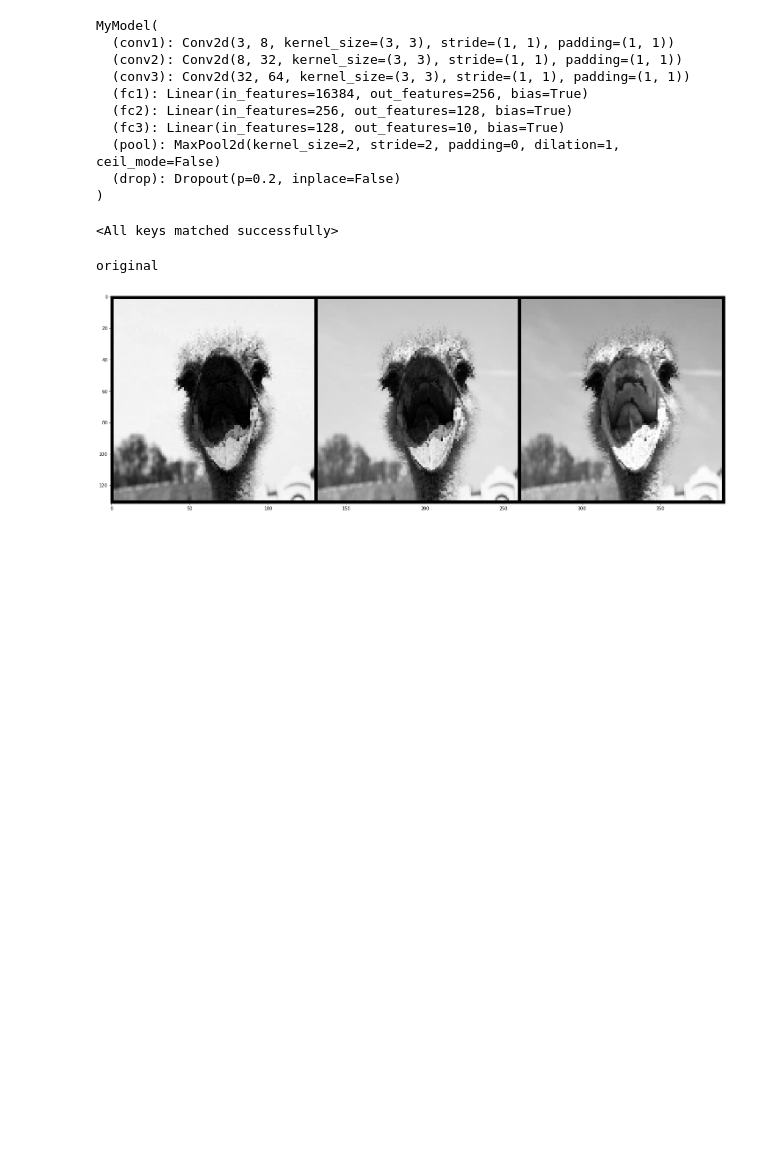
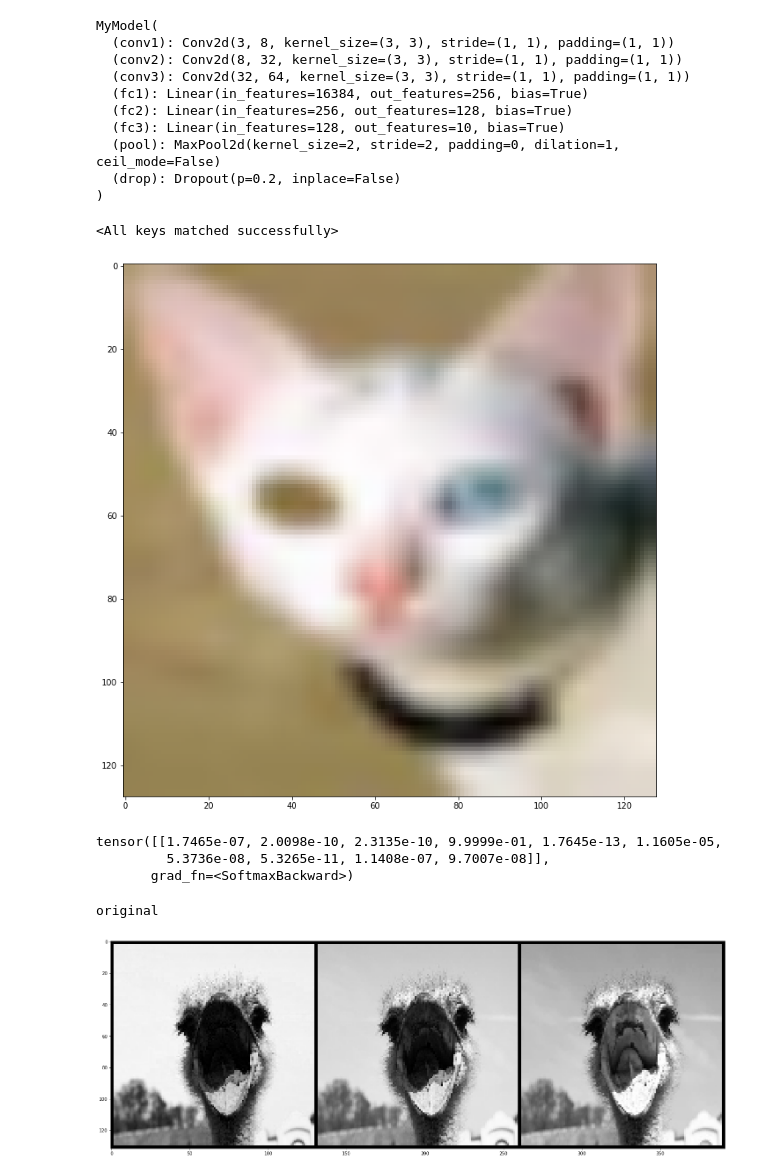
Before and after one commit to pvdklei/modelsmakemodels, a Jupyter notebook: pepijn/cifar10_model_visual.ipynb, the cells around one changed output. Saved outputs shown, nothing was run; the diff lists cells and outputs as text; code cells hidden in the pictures; blank space fills up the shorter version.

Commit message:
weer leipe visuals

```diff
--- a/pepijn/cifar10_model_visual.ipynb
+++ b/pepijn/cifar10_model_visual.ipynb
@@ -78,6 +80,17 @@ state_dict = torch.load("ninetynine.model", map_location=torch.device('cpu'))
 model.load_state_dict(state_dict)
 # %% [output]
 <All keys matched successfully>
+# %%
+img = images32[21]
+normed = utils.normalize(img)
+vt.show_image(normed)
+r = F.softmax(model(img.unsqueeze(0)))
+print(r)
+# %% [output]
+[figure, added]
+tensor([[1.7465e-07, 2.0098e-10, 2.3135e-10, 9.9999e-01, 1.7645e-13, 1.1605e-05,
+         5.3736e-08, 5.3265e-11, 1.1408e-07, 9.7007e-08]],
+       grad_fn=<SoftmaxBackward>)
 # %%
 r = model(image.unsqueeze(0))
 image_a = model.a
```
Also changed, not shown: parts of 2 cells of this notebook, 2 other files.
